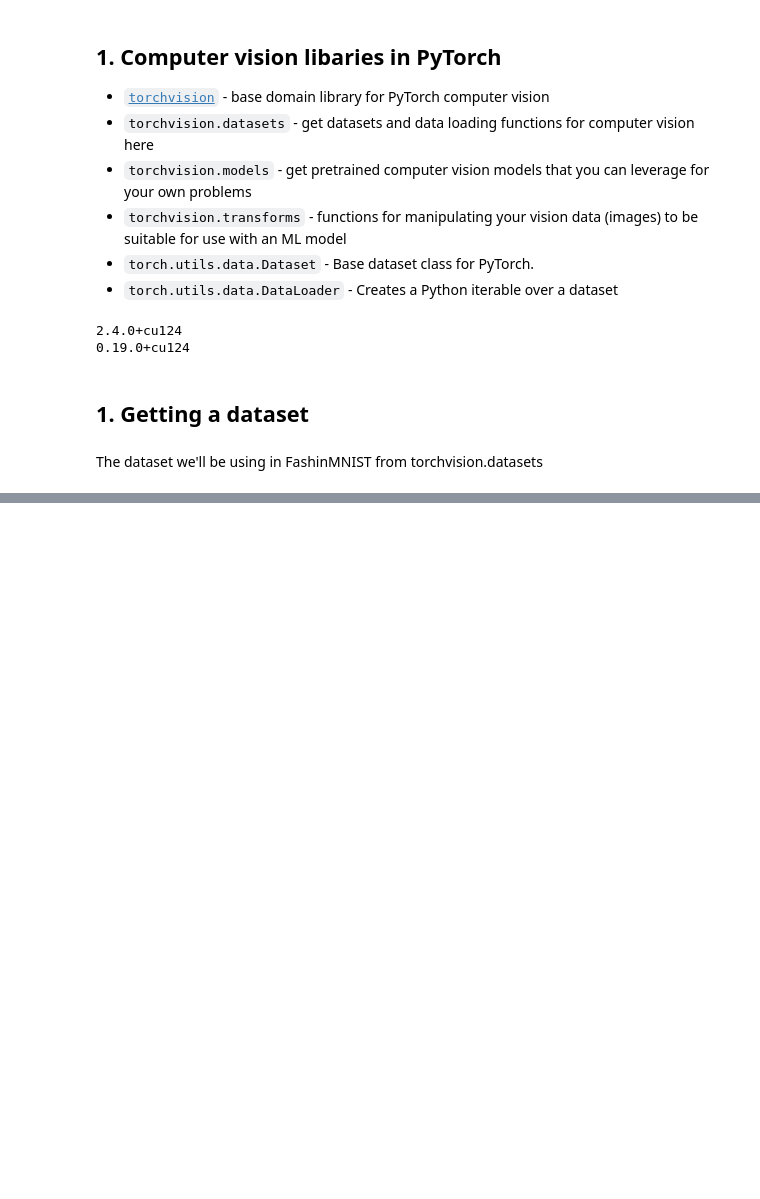
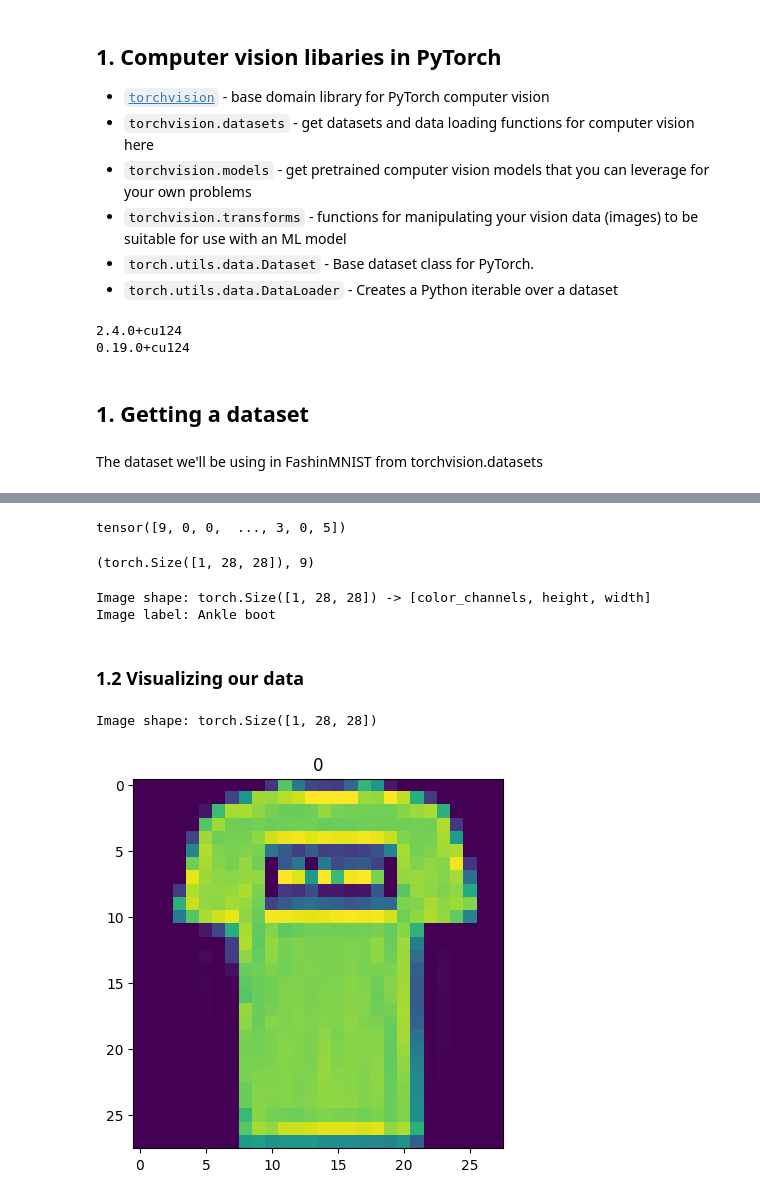
Before and after one commit to Vivekyadav199/Pytorch, a Jupyter notebook: Pytorch05.ipynb, the cells around one changed output, grey strips where cells are left out. Cells and saved outputs as stored; diff of their text form; code cells hidden in the pictures; blank space fills up the shorter version.

Commit message:
Dataloader and visuals

```diff
--- a/Pytorch05.ipynb
+++ b/Pytorch05.ipynb
@@ -51,0 +109,27 @@ test_data = datasets.FashionMNIST(root = "data",
+# %%
+train_data.targets
+# %% [output]
+tensor([9, 0, 0,  ..., 3, 0, 5])
+# %%
+image.shape, lable
+# %% [output]
+(torch.Size([1, 28, 28]), 9)
+# %%
+# Check the shape of our image
+print(f"Image shape: {image.shape} -> [color_channels, height, width]")
+print(f"Image label: {class_names[label]}")
+# %% [output]
+Image shape: torch.Size([1, 28, 28]) -> [color_channels, height, width]
+Image label: Ankle boot
+# %% [markdown]
+### 1.2 Visualizing our data
+# %%
+import matplotlib.pyplot as plt
+image, label = train_data[1]
+print(f"Image shape: {image.shape}")
+plt.imshow(image.squeeze())
+plt.title(label);
+# image
+# %% [output]
+Image shape: torch.Size([1, 28, 28])
+[figure, added]
```
Also changed, not shown: parts of 9 cells of this notebook.
